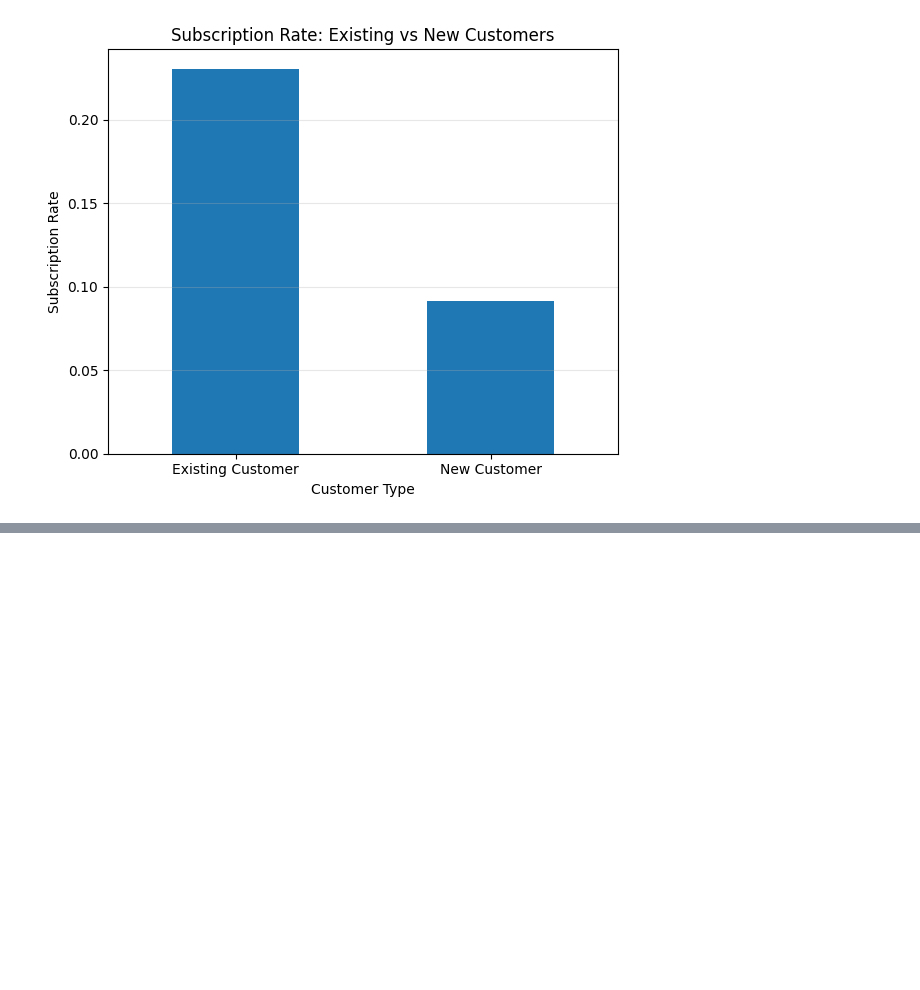
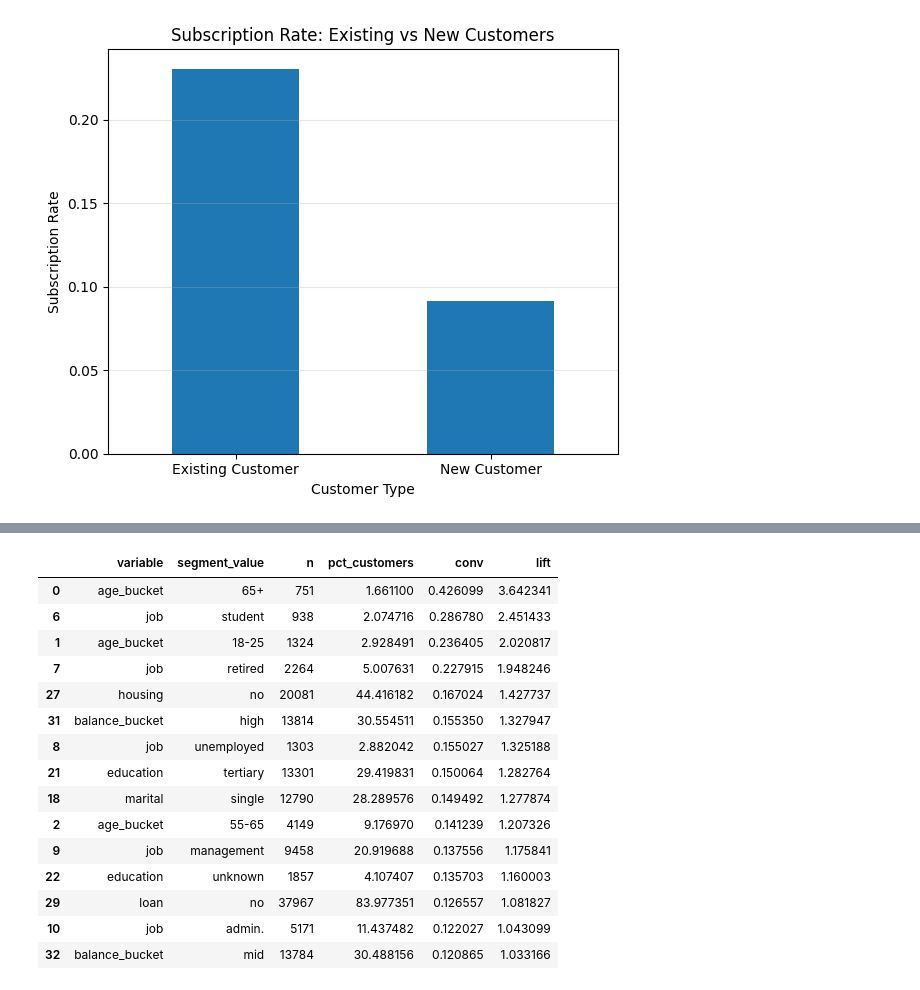
Before and after one commit to DzeDze/ds_team2_bank_marketing, a Jupyter notebook: notebooks/01_eda.ipynb, the cells around one changed output, grey strips where cells are left out. Cells and saved outputs as stored; diff of their text form; code cells hidden in the pictures; blank space fills up the shorter version.

```diff
--- a/notebooks/01_eda.ipynb
+++ b/notebooks/01_eda.ipynb
@@ -2182,0 +2300,40 @@ Name: subscribed, dtype: float64
+# %%
+single_tables = []
+
+for var in profile_vars:
+    seg = evaluate_segments_full(df, [var], baseline, min_size=MIN_N)
+
+    seg["variable"] = var
+    seg = seg.rename(columns={var: "segment_value"})
+
+    seg = seg[[
+        "variable",
+        "segment_value",
+        "n",
+        "pct_customers",
+        "conv",
+        "lift"
+    ]]
+
+    single_tables.append(seg)
+
+single_results_clean = pd.concat(single_tables, ignore_index=True)
+
+single_results_clean.sort_values("lift", ascending=False).head(15)
+# %% [output]
+|  | variable | segment_value | n | pct_customers | conv | lift |
+| 0 | age_bucket | 65+ | 751 | 1.661100 | 0.426099 | 3.642341 |
+| 6 | job | student | 938 | 2.074716 | 0.286780 | 2.451433 |
+| 1 | age_bucket | 18-25 | 1324 | 2.928491 | 0.236405 | 2.020817 |
+| 7 | job | retired | 2264 | 5.007631 | 0.227915 | 1.948246 |
+| 27 | housing | no | 20081 | 44.416182 | 0.167024 | 1.427737 |
+| 31 | balance_bucket | high | 13814 | 30.554511 | 0.155350 | 1.327947 |
+| 8 | job | unemployed | 1303 | 2.882042 | 0.155027 | 1.325188 |
+| 21 | education | tertiary | 13301 | 29.419831 | 0.150064 | 1.282764 |
+| 18 | marital | single | 12790 | 28.289576 | 0.149492 | 1.277874 |
+| 2 | age_bucket | 55-65 | 4149 | 9.176970 | 0.141239 | 1.207326 |
+| 9 | job | management | 9458 | 20.919688 | 0.137556 | 1.175841 |
+| 22 | education | unknown | 1857 | 4.107407 | 0.135703 | 1.160003 |
+| 29 | loan | no | 37967 | 83.977351 | 0.126557 | 1.081827 |
+| 10 | job | admin. | 5171 | 11.437482 | 0.122027 | 1.043099 |
+| 32 | balance_bucket | mid | 13784 | 30.488156 | 0.120865 | 1.033166 |
```
Also changed, not shown: parts of 40 cells of this notebook.
